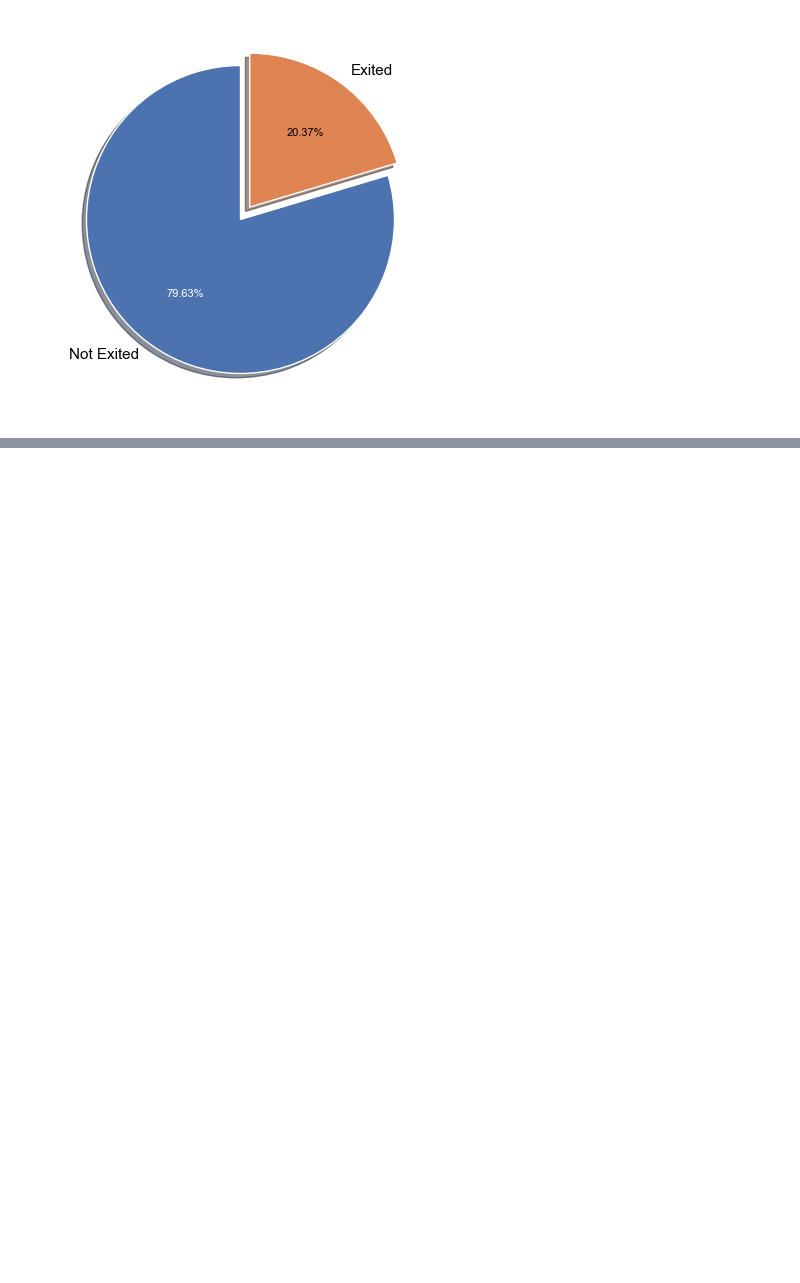
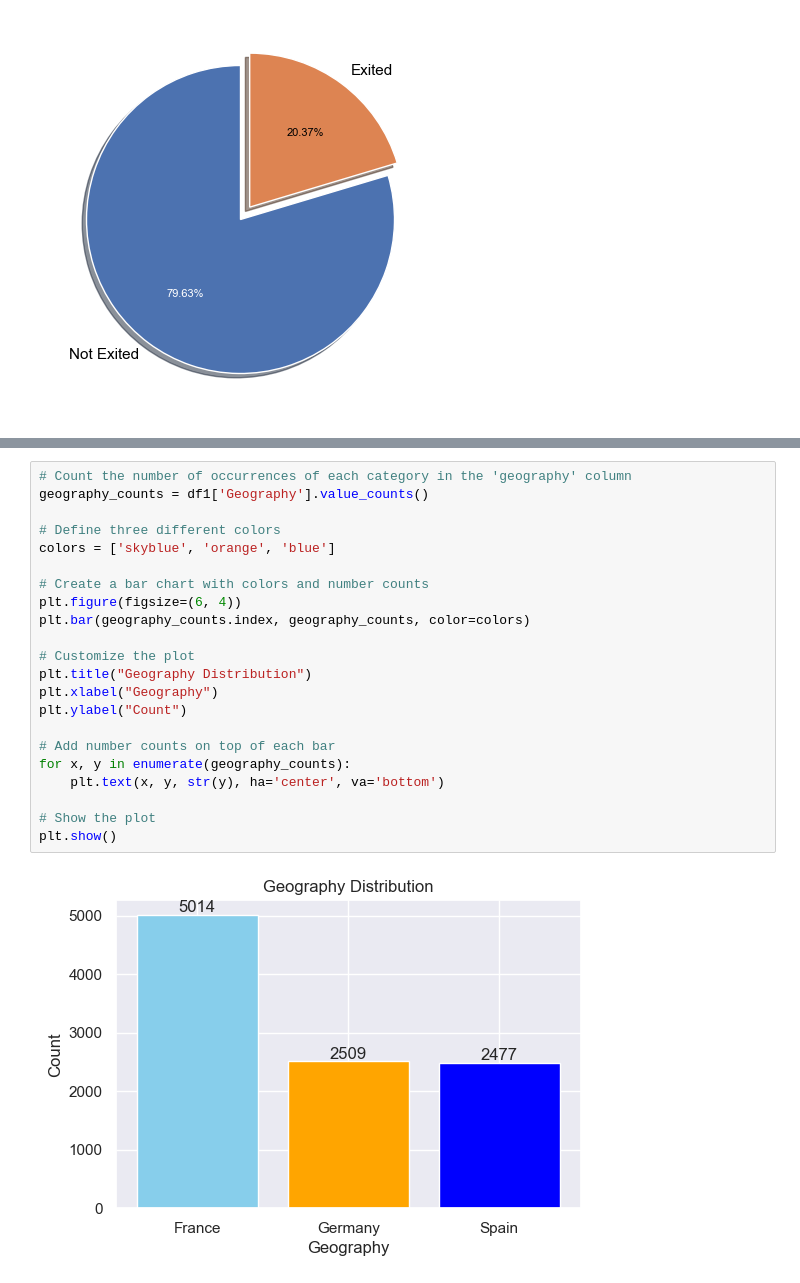
Before and after one commit to ashraful-shuvon/Machine_learning, a Jupyter notebook: Bank Customer Churn Prediction ML Project - Explainable Ai/Bank Churn EDA and Preprocessing .ipynb, the cells around one changed output, grey strips where cells are left out. Drawn from its saved outputs; the diff is of its cells as text; blank space fills up the shorter version.

```diff
--- a/Bank Customer Churn Prediction ML Project - Explainable Ai/Bank Churn EDA and Preprocessing .ipynb
+++ b/Bank Customer Churn Prediction ML Project - Explainable Ai/Bank Churn EDA and Preprocessing .ipynb
@@ -215,0 +282,24 @@ plt.show()
+# %%
+# Count the number of occurrences of each category in the 'geography' column
+geography_counts = df1['Geography'].value_counts()
+
+# Define three different colors
+colors = ['skyblue', 'orange', 'blue']
+
+# Create a bar chart with colors and number counts
+plt.figure(figsize=(6, 4))
+plt.bar(geography_counts.index, geography_counts, color=colors)
+
+# Customize the plot
+plt.title("Geography Distribution")
+plt.xlabel("Geography")
+plt.ylabel("Count")
+
+# Add number counts on top of each bar
+for x, y in enumerate(geography_counts):
+    plt.text(x, y, str(y), ha='center', va='bottom')
+
+# Show the plot
+plt.show()
+# %% [output]
+[figure, added]
```
Also changed, not shown: parts of 50 cells of this notebook.
